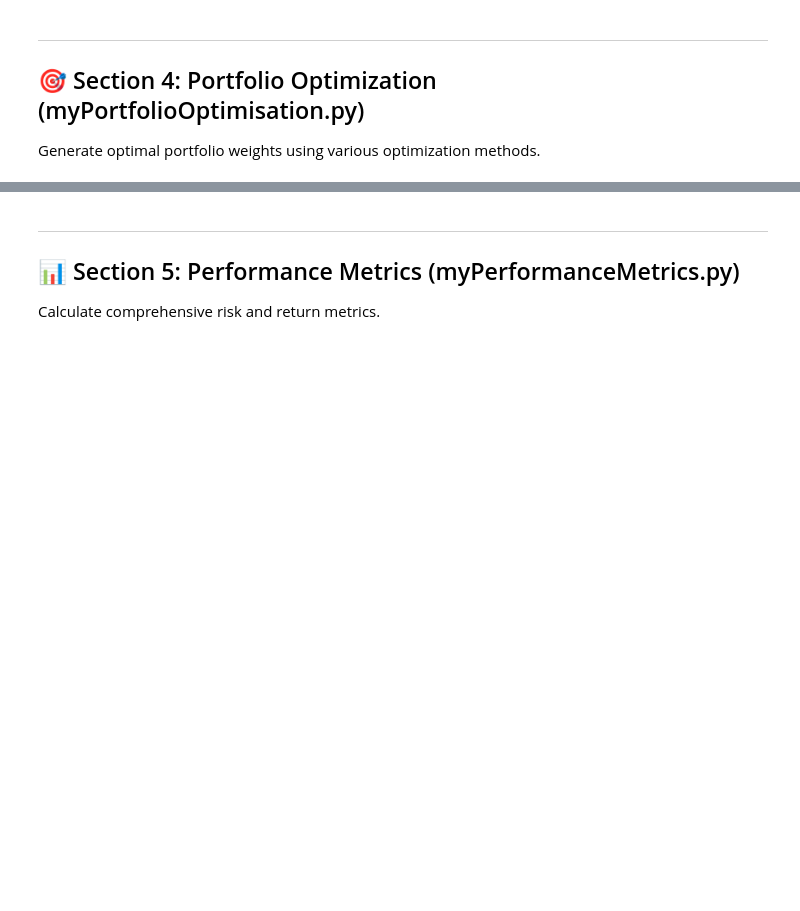
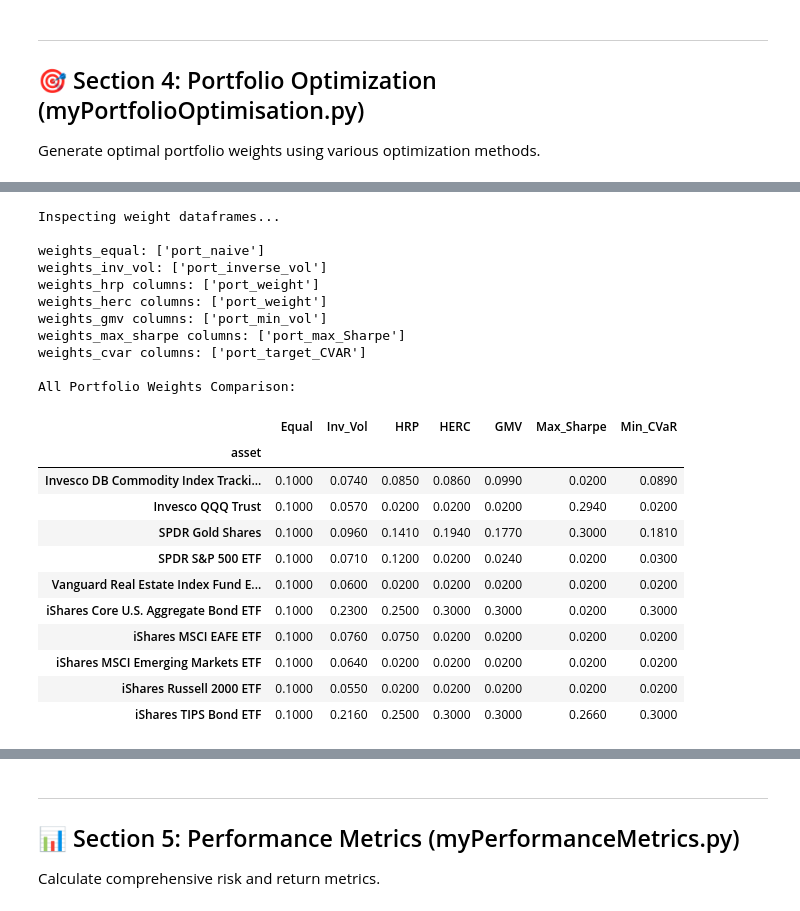
Before and after one commit to msh855/QuantitativePortfolioManagement, a Jupyter notebook: Portfolio_Management_GPU_Bootstrap_Kaggle.ipynb, the cells around one changed output, grey strips where cells are left out. Saved outputs shown, nothing was run; the diff lists cells and outputs as text; code cells hidden in the pictures; blank space fills up the shorter version.

Commit message:
Kaggle Notebook | Portfolio_Managament_GPU_Bootstrap | Version 8

```diff
--- a/Portfolio_Management_GPU_Bootstrap_Kaggle.ipynb
+++ b/Portfolio_Management_GPU_Bootstrap_Kaggle.ipynb
@@ -411,42 +773,74 @@ display(weights_cvar.sort_values('port_target_CVAR', ascending=False))
 # %%
 # Compare all portfolios
 # First, let's inspect the structure of each weights dataframe
 print("Inspecting weight dataframes...")
-print("\nweights_equal columns:", weights_equal.columns.tolist())
-print("weights_inv_vol columns:", weights_inv_vol.columns.tolist())
+
+# Helper function to get columns or series name
+def get_col_info(obj):
+    if isinstance(obj, pd.Series):
+        return f"Series with name: {obj.name}"
+    else:
+        return obj.columns.tolist()
+
+print("\nweights_equal:", get_col_info(weights_equal))
+print("weights_inv_vol:", get_col_info(weights_inv_vol))
 print("weights_hrp columns:", weights_hrp.columns.tolist())
 print("weights_herc columns:", weights_herc.columns.tolist())
 print("weights_gmv columns:", weights_gmv.columns.tolist())
 print("weights_max_sharpe columns:", weights_max_sharpe.columns.tolist())
 print("weights_cvar columns:", weights_cvar.columns.tolist())
 
 # Now build the comparison dataframe more robustly
 all_weights = pd.DataFrame(index=weights_hrp.index)
 
-# Extract weights, handling different column names
-all_weights['Equal'] = weights_equal['port_naive'].values if 'port_naive' in weights_equal.columns else weights_equal.iloc[:, -1].values
-all_weights['Inv_Vol'] = weights_inv_vol['port_inverse_vol'].values if 'port_inverse_vol' in weights_inv_vol.columns else weights_inv_vol.iloc[:, -1].values
-all_weights['HRP'] = weights_hrp['port_weight'].values if 'port_weight' in weights_hrp.columns else weights_hrp.iloc[:, -1].values
-all_weights['HERC'] = weights_herc['port_weight'].values if 'port_weight' in weights_herc.columns else weights_herc.iloc[:, -1].values
+# Extract weights, handling both Series and DataFrame
+all_weights['Equal'] = weights_equal if isinstance(weights_equal, pd.Series) else weights_equal.iloc[:, -1]
+all_weights['Inv_Vol'] = weights_inv_vol if isinstance(weights_inv_vol, pd.Series) else weights_inv_vol.iloc[:, -1]
+all_weights['HRP'] = weights_hrp['port_weight']
+all_weights['HERC'] = weights_herc['port_weight']
 
 # For GMV, Max_Sharpe, and CVaR - handle cases where 'asset' might be index or column
 if 'asset' in weights_gmv.columns:
     all_weights['GMV'] = weights_gmv.set_index('asset')['port_min_vol']
 else:
-    all_weights['GMV'] = weights_gmv['port_min_vol'].values if 'port_min_vol' in weights_gmv.columns else weights_gmv.iloc[:, -1].values
+    all_weights['GMV'] = weights_gmv['port_min_vol']
 
 if 'asset' in weights_max_sharpe.columns:
     all_weights['Max_Sharpe'] = weights_max_sharpe.set_index('asset')['port_max_Sharpe']
 else:
-    all_weights['Max_Sharpe'] = weights_max_sharpe['port_max_Sharpe'].values if 'port_max_Sharpe' in weights_max_sharpe.columns else weights_max_sharpe.iloc[:, -1].values
+    all_weights['Max_Sharpe'] = weights_max_sharpe['port_max_Sharpe']
 
 if 'asset' in weights_cvar.columns:
     all_weights['Min_CVaR'] = weights_cvar.set_index('asset')['port_target_CVAR']
 else:
-    all_weights['Min_CVaR'] = weights_cvar['port_target_CVAR'].values if 'port_target_CVAR' in weights_cvar.columns else weights_cvar.iloc[:, -1].values
+    all_weights['Min_CVaR'] = weights_cvar['port_target_CVAR']
 
 print("\nAll Portfolio Weights Comparison:")
 all_weights.round(3)
+# %% [output]
+Inspecting weight dataframes...
+
+weights_equal: ['port_naive']
+weights_inv_vol: ['port_inverse_vol']
+weights_hrp columns: ['port_weight']
+weights_herc columns: ['port_weight']
+weights_gmv columns: ['port_min_vol']
+weights_max_sharpe columns: ['port_max_Sharpe']
+weights_cvar columns: ['port_target_CVAR']
+
+All Portfolio Weights Comparison:
+|  | Equal | Inv_Vol | HRP | HERC | GMV | Max_Sharpe | Min_CVaR |
+| asset |  |  |  |  |  |  |  |
+| Invesco DB Commodity Index Tracki... | 0.1000 | 0.0740 | 0.0850 | 0.0860 | 0.0990 | 0.0200 | 0.0890 |
+| Invesco QQQ Trust | 0.1000 | 0.0570 | 0.0200 | 0.0200 | 0.0200 | 0.2940 | 0.0200 |
+| SPDR Gold Shares | 0.1000 | 0.0960 | 0.1410 | 0.1940 | 0.1770 | 0.3000 | 0.1810 |
+| SPDR S&P 500 ETF | 0.1000 | 0.0710 | 0.1200 | 0.0200 | 0.0240 | 0.0200 | 0.0300 |
+| Vanguard Real Estate Index Fund E... | 0.1000 | 0.0600 | 0.0200 | 0.0200 | 0.0200 | 0.0200 | 0.0200 |
+| iShares Core U.S. Aggregate Bond ETF | 0.1000 | 0.2300 | 0.2500 | 0.3000 | 0.3000 | 0.0200 | 0.3000 |
+| iShares MSCI EAFE ETF | 0.1000 | 0.0760 | 0.0750 | 0.0200 | 0.0200 | 0.0200 | 0.0200 |
+| iShares MSCI Emerging Markets ETF | 0.1000 | 0.0640 | 0.0200 | 0.0200 | 0.0200 | 0.0200 | 0.0200 |
+| iShares Russell 2000 ETF | 0.1000 | 0.0550 | 0.0200 | 0.0200 | 0.0200 | 0.0200 | 0.0200 |
+| iShares TIPS Bond ETF | 0.1000 | 0.2160 | 0.2500 | 0.3000 | 0.3000 | 0.2660 | 0.3000 |
 # %%
 # Visualize
 fig, ax = plt.subplots(figsize=(14, 6))
```
Also changed, not shown: parts of 73 cells of this notebook.
